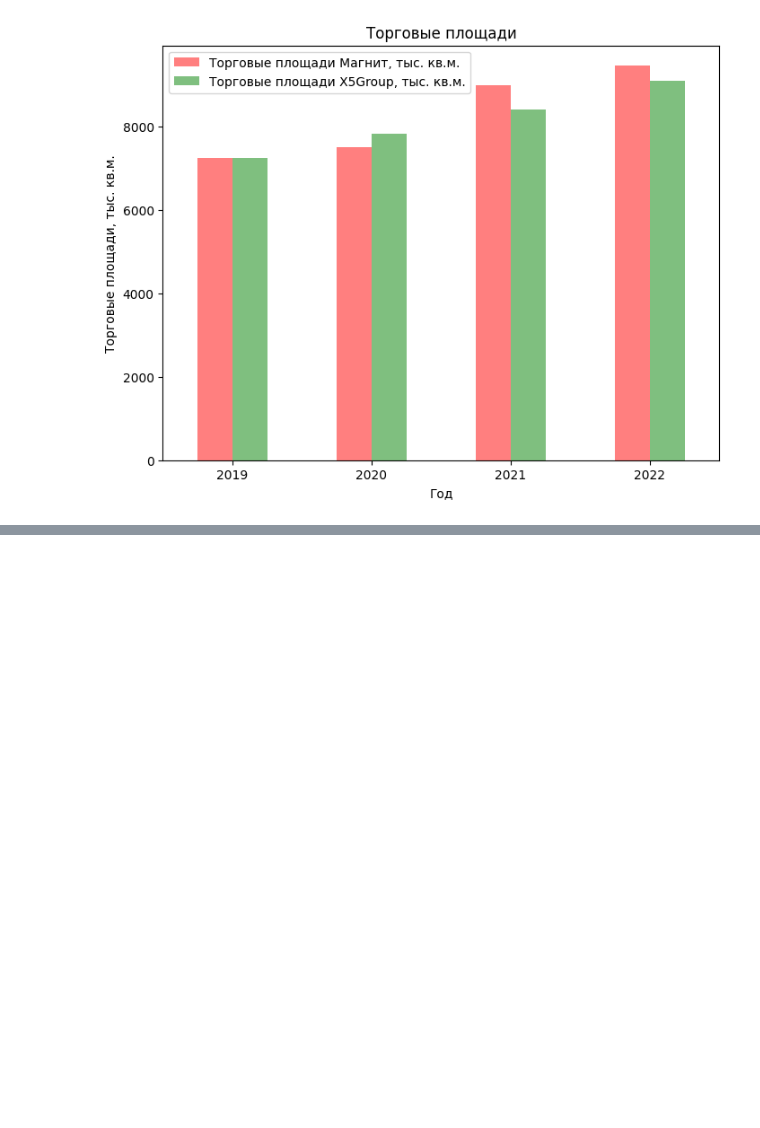
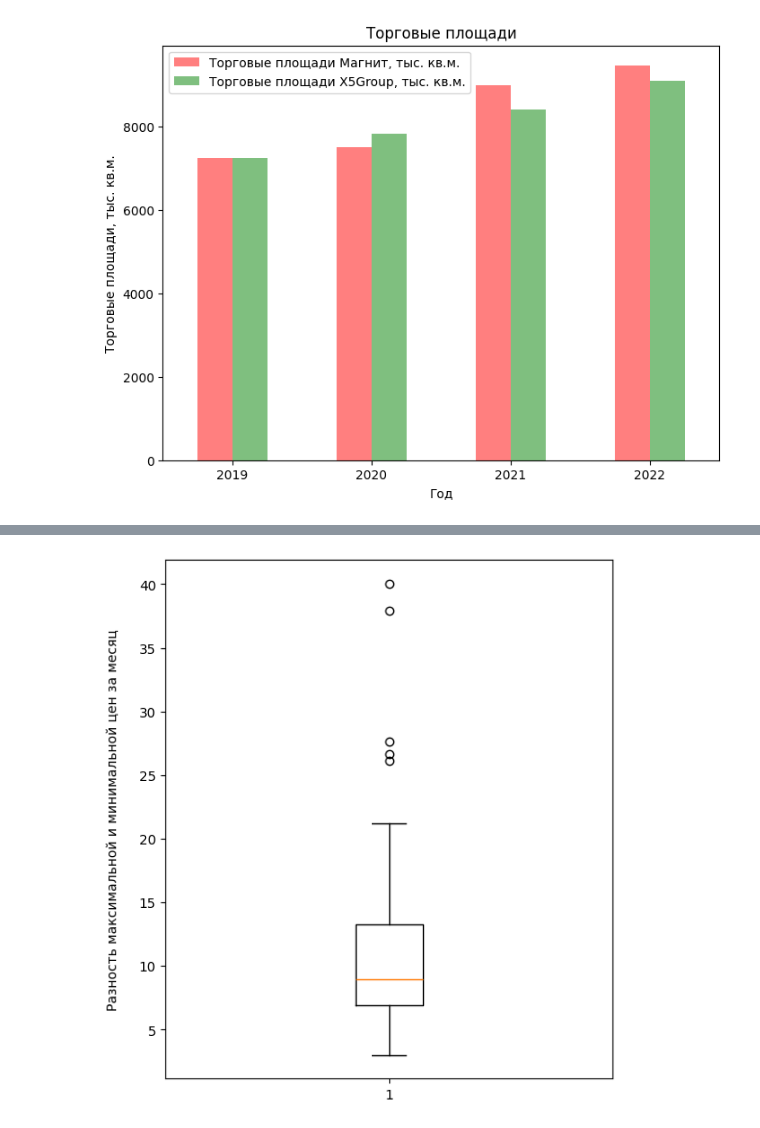
Before and after one commit to Putinka1993/notes, a Jupyter notebook: jupyter notebook/matplotlib/mathplotlib2.ipynb, the cells around one changed output, grey strips where cells are left out. Saved outputs shown, nothing was run; the diff lists cells and outputs as text; code cells hidden in the pictures; blank space fills up the shorter version.

```diff
--- a/jupyter notebook/matplotlib/mathplotlib2.ipynb
+++ b/jupyter notebook/matplotlib/mathplotlib2.ipynb
@@ -87,0 +106,2 @@ df.plot(kind='bar', x='Год', xlabel='Год', ylabel='Торговые пло
+# %%
+df = pd.read_csv(r'C:\Users\Incognitus\Downloads\brent_m_2008_2023_2.csv')
@@ -87,0 +117,9 @@ df.plot(kind='bar', x='Год', xlabel='Год', ylabel='Торговые пло
+# %%
+plt.figure(figsize=(6, 7))
+
+plt.boxplot(df['high-low'])
+plt.ylabel('Разность максимальной и минимальной цен за месяц',
+           labelpad=15)
+plt.show()
+# %% [output]
+[figure, added]
```
Also changed, not shown: parts of 7 cells of this notebook, 2 other files.
